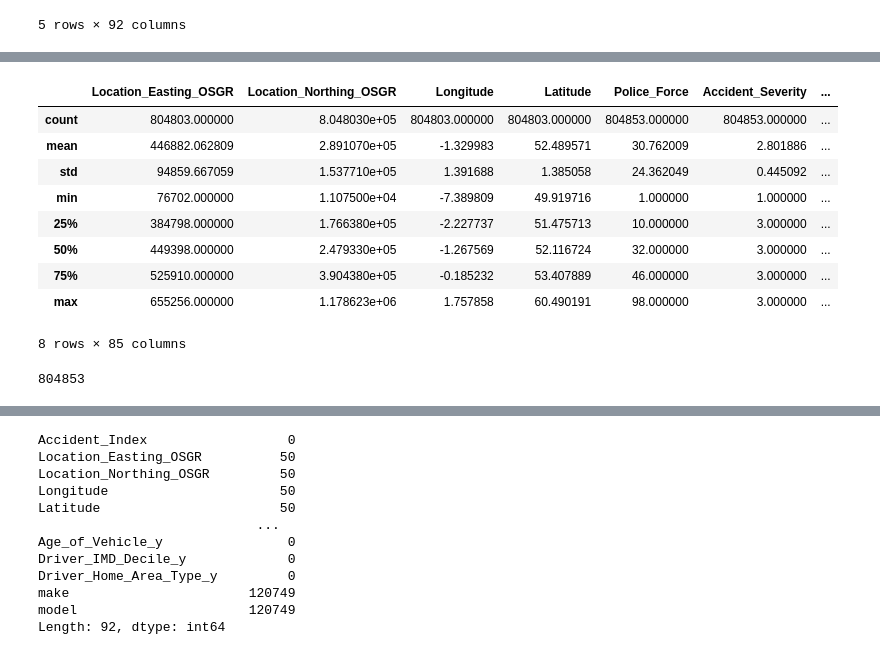
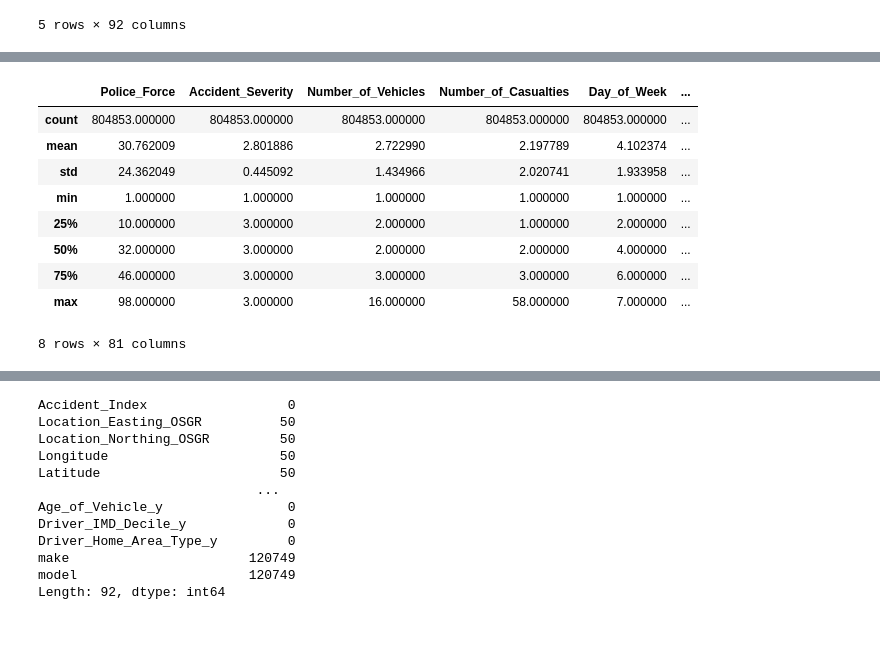
Before and after one commit to 3ldad/MOW2_Proj1, a Jupyter notebook: Analizy.ipynb, the cells around one changed output, grey strips where cells are left out. Drawn from its saved outputs; the diff is of its cells as text; code cells hidden in the pictures.

```diff
--- a/Analizy.ipynb
+++ b/Analizy.ipynb
@@ -70,17 +54,13 @@ memory usage: 564.9+ MB
 # %%
-Comp_data.describe()
+Data_no_geo.describe()
 # %% [output]
-|  | Location_Easting_OSGR | Location_Northing_OSGR | Longitude | Latitude | Police_Force | Accident_Severity | ... |
-| count | 804803.000000 | 8.048030e+05 | 804803.000000 | 804803.000000 | 804853.000000 | 804853.000000 | ... |
-| mean | 446882.062809 | 2.891070e+05 | -1.329983 | 52.489571 | 30.762009 | 2.801886 | ... |
-| std | 94859.667059 | 1.537710e+05 | 1.391688 | 1.385058 | 24.362049 | 0.445092 | ... |
-| min | 76702.000000 | 1.107500e+04 | -7.389809 | 49.919716 | 1.000000 | 1.000000 | ... |
-| 25% | 384798.000000 | 1.766380e+05 | -2.227737 | 51.475713 | 10.000000 | 3.000000 | ... |
-| 50% | 449398.000000 | 2.479330e+05 | -1.267569 | 52.116724 | 32.000000 | 3.000000 | ... |
-| 75% | 525910.000000 | 3.904380e+05 | -0.185232 | 53.407889 | 46.000000 | 3.000000 | ... |
-| max | 655256.000000 | 1.178623e+06 | 1.757858 | 60.490191 | 98.000000 | 3.000000 | ... |
+|  | Police_Force | Accident_Severity | Number_of_Vehicles | Number_of_Casualties | Day_of_Week | ... |
+| count | 804853.000000 | 804853.000000 | 804853.000000 | 804853.000000 | 804853.000000 | ... |
+| mean | 30.762009 | 2.801886 | 2.722990 | 2.197789 | 4.102374 | ... |
+| std | 24.362049 | 0.445092 | 1.434966 | 2.020741 | 1.933958 | ... |
+| min | 1.000000 | 1.000000 | 1.000000 | 1.000000 | 1.000000 | ... |
+| 25% | 10.000000 | 3.000000 | 2.000000 | 1.000000 | 2.000000 | ... |
+| 50% | 32.000000 | 3.000000 | 2.000000 | 2.000000 | 4.000000 | ... |
+| 75% | 46.000000 | 3.000000 | 3.000000 | 3.000000 | 6.000000 | ... |
+| max | 98.000000 | 3.000000 | 16.000000 | 58.000000 | 7.000000 | ... |
-8 rows × 85 columns
+8 rows × 81 columns
-# %%
-len(Comp_data)
-# %% [output]
-804853
```
Also changed, not shown: parts of 15 cells of this notebook, 1 other file.
